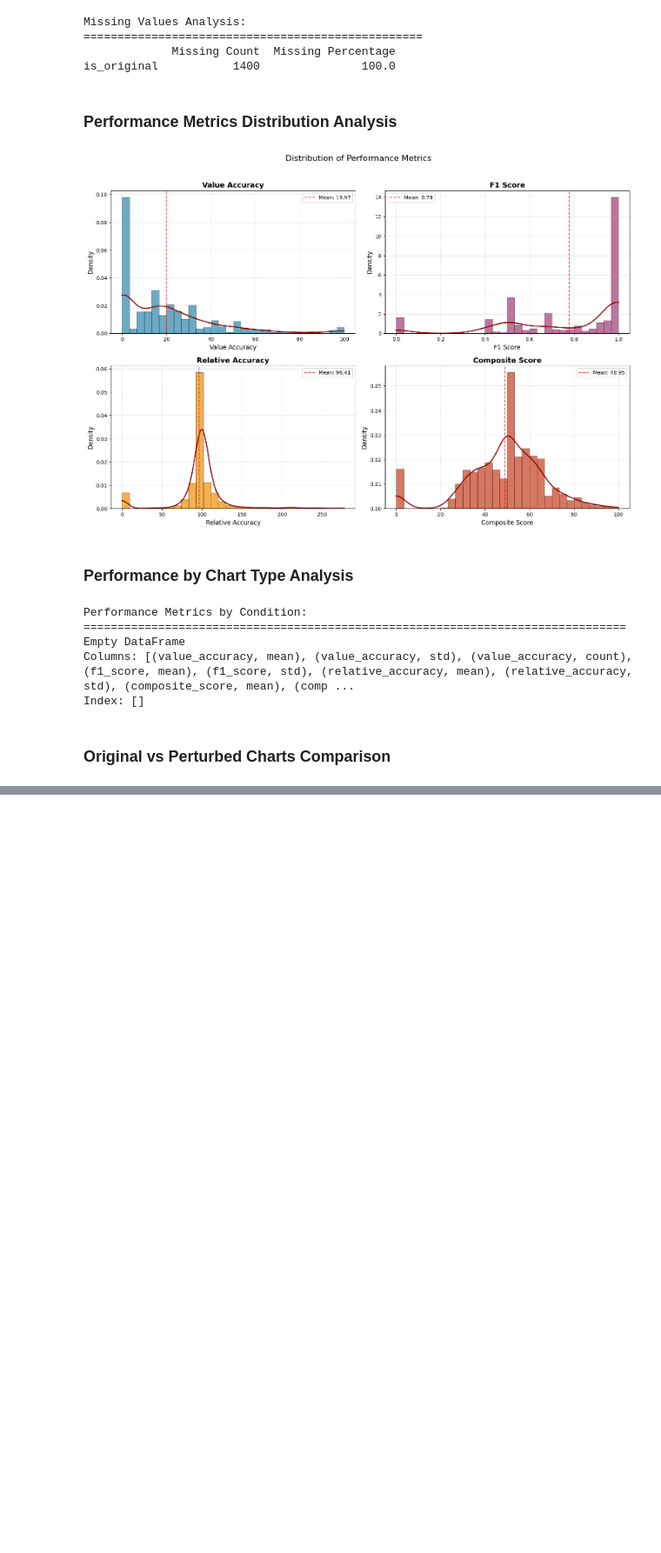
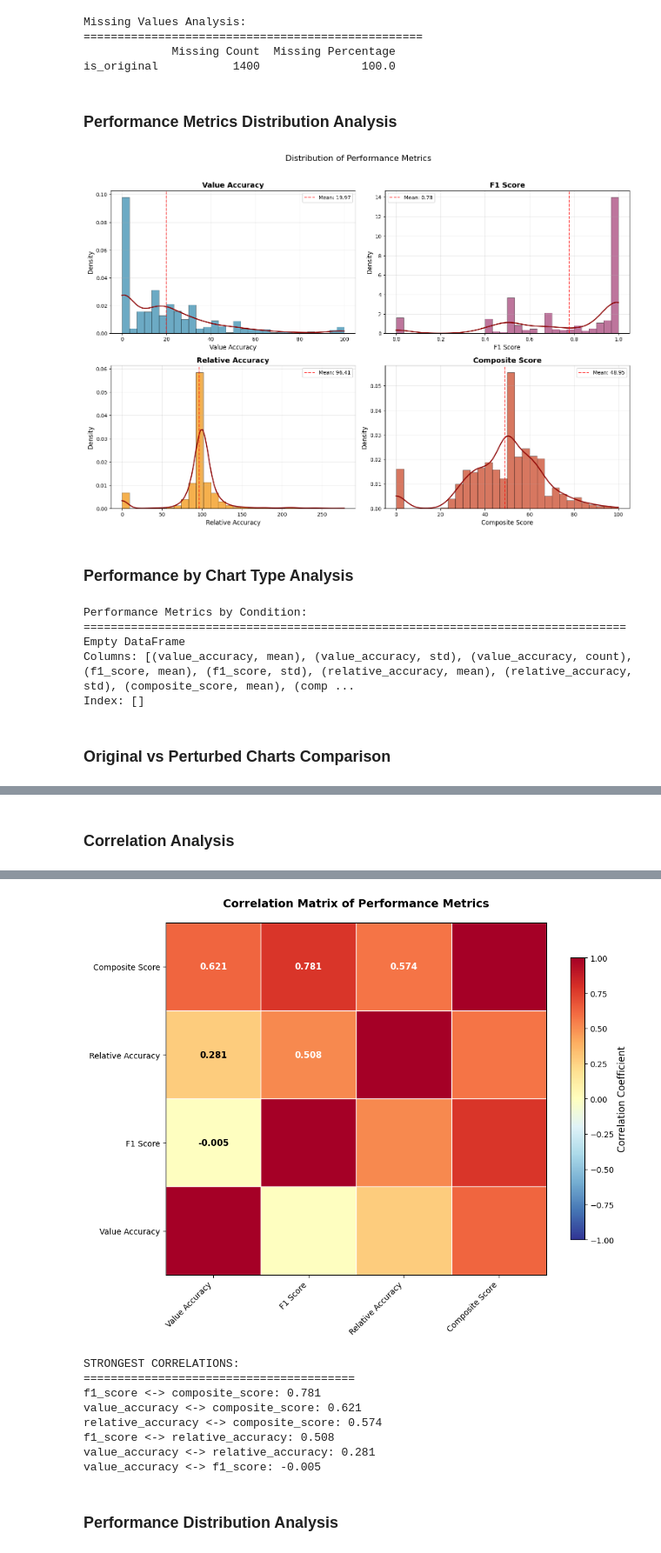
Before and after one commit to vishaalinimanikandan/gpt4o-chart-robustness-framework, a Jupyter notebook: Data_analysis.ipynb, the cells around one changed output, grey strips where cells are left out. Shown at 87% size. Drawn from its saved outputs; the diff is of its cells as text; code cells hidden in the pictures; blank space fills up the shorter version.

```diff
--- a/Data_analysis.ipynb
+++ b/Data_analysis.ipynb
@@ -483,0 +401,69 @@ Total lines: 1401
+# %% [markdown]
+### Correlation Analysis
+# %%
+# Correlation Analysis
+print("CORRELATION ANALYSIS")
+print("=" * 50)
+
+# Calculate correlations for successful evaluations
+numeric_cols = ['value_accuracy', 'f1_score', 'relative_accuracy', 'composite_score']
+correlation_matrix = success_df[numeric_cols].corr()
+
+print("Correlation Matrix:")
+print(correlation_matrix.round(3))
+
+# Create correlation heatmap
+fig, ax = plt.subplots(1, 1, figsize=(10, 8))
+
+# Create mask for upper triangle
+mask = np.triu(np.ones_like(correlation_matrix, dtype=bool))
+
+# Generate heatmap
+im = ax.imshow(correlation_matrix, cmap='RdYlBu_r', aspect='auto', vmin=-1, vmax=1)
+
+# Add colorbar
+cbar = plt.colorbar(im, ax=ax, shrink=0.8)
+cbar.set_label('Correlation Coefficient', fontsize=12)
+
+# Set ticks and labels
+ax.set_xticks(range(len(numeric_cols)))
+ax.set_yticks(range(len(numeric_cols)))
+ax.set_xticklabels([col.replace('_', ' ').title() for col in numeric_cols],
+                   rotation=45, ha='right', fontsize=10)
+ax.set_yticklabels([col.replace('_', ' ').title() for col in numeric_cols], fontsize=10)
+
+# Add correlation values as text
+for i in range(len(numeric_cols)):
+    for j in range(len(numeric_cols)):
+        if not mask[i, j]:  # Only show lower triangle
+            text = ax.text(j, i, f'{correlation_matrix.iloc[i, j]:.3f}',
+                         ha="center", va="center", color="black" if abs(correlation_matrix.iloc[i, j]) < 0.5 else "white",
+                         fontsize=11, fontweight='bold')
+
+ax.set_title('Correlation Matrix of Performance Metrics', fontsize=14, fontweight='bold', pad=20)
+
+# Add grid
+ax.set_xlim(-0.5, len(numeric_cols)-0.5)
+ax.set_ylim(-0.5, len(numeric_cols)-0.5)
+
+# Add subtle grid lines
+for i in range(len(numeric_cols)+1):
+    ax.axhline(i-0.5, color='white', linewidth=1)
+    ax.axvline(i-0.5, color='white', linewidth=1)
+
+plt.tight_layout()
+plt.show()
+
+# Identify strongest correlations
+print(f"\nSTRONGEST CORRELATIONS:")
+print("=" * 40)
+corr_pairs = []
+for i in range(len(numeric_cols)):
+    for j in range(i+1, len(numeric_cols)):
+        corr_val = correlation_matrix.iloc[i, j]
+        corr_pairs.append((numeric_cols[i], numeric_cols[j], corr_val))
+
+corr_pairs.sort(key=lambda x: abs(x[2]), reverse=True)
+for metric1, metric2, corr in corr_pairs:
+    print(f"{metric1} <-> {metric2}: {corr:.3f}")
+# %% [output]
@@ -483,0 +484,11 @@ Total lines: 1401
+[figure, added]
+STRONGEST CORRELATIONS:
+========================================
+f1_score <-> composite_score: 0.781
+value_accuracy <-> composite_score: 0.621
+relative_accuracy <-> composite_score: 0.574
+f1_score <-> relative_accuracy: 0.508
+value_accuracy <-> relative_accuracy: 0.281
+value_accuracy <-> f1_score: -0.005
+# %% [markdown]
+### Performance Distribution Analysis
```
Also changed, not shown: parts of 28 cells of this notebook.
